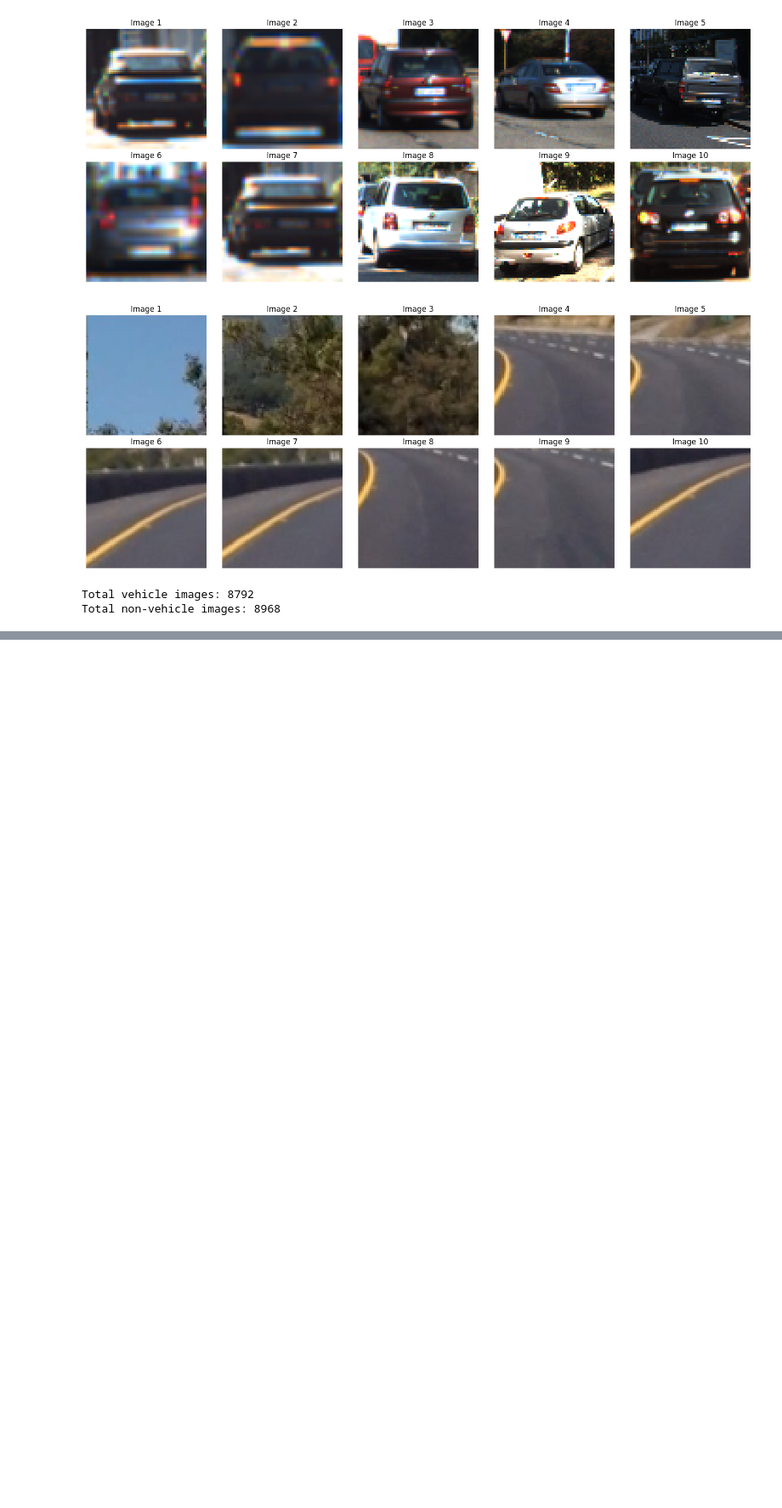
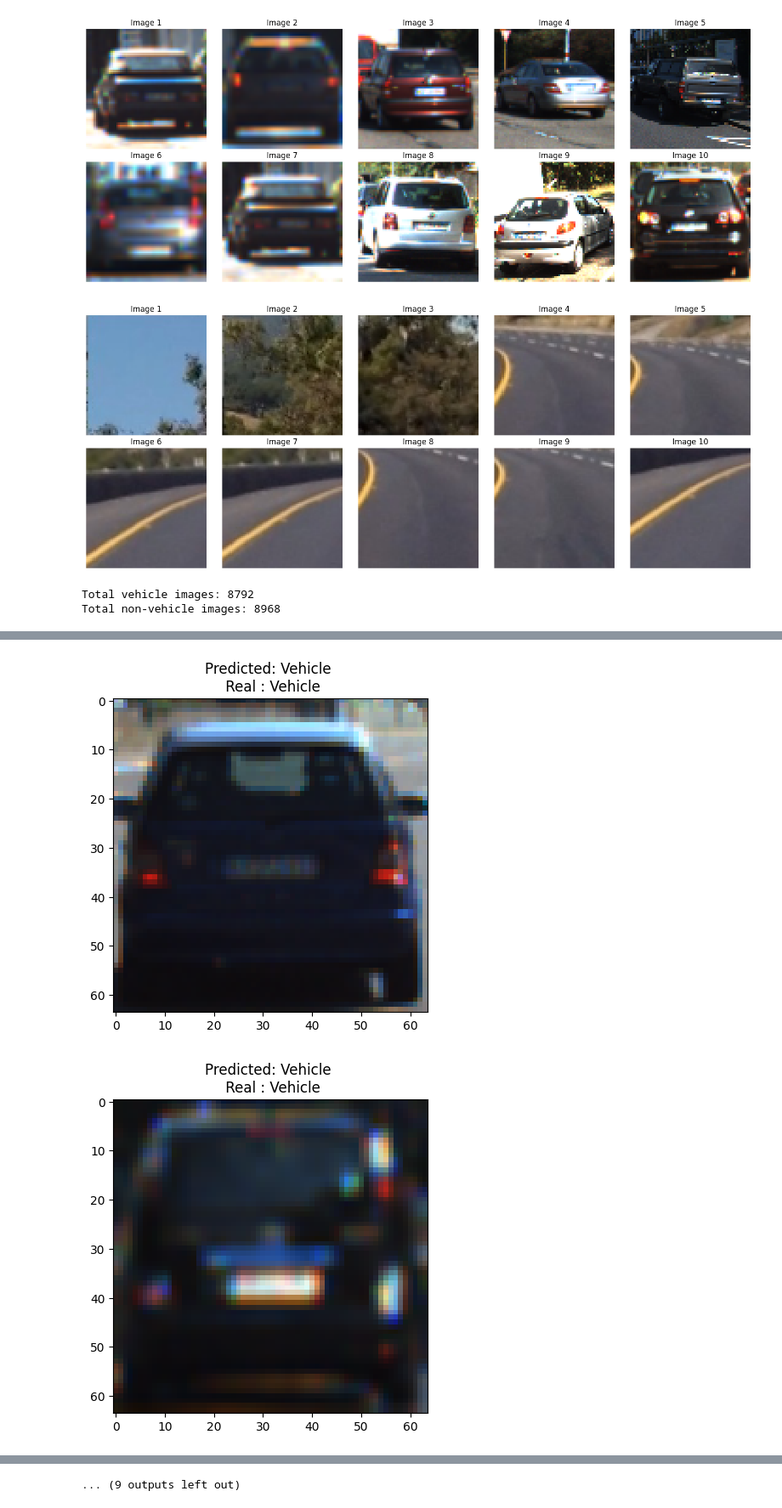
Before and after one commit to rickivan/proyecto-final-redes-neuronales, a Jupyter notebook: proyecto3.ipynb, the cells around one changed output, grey strips where cells are left out. Shown at 85% size. Drawn from its saved outputs; the diff is of its cells as text; code cells hidden in the pictures; blank space fills up the shorter version.

```diff
--- a/proyecto3.ipynb
+++ b/proyecto3.ipynb
@@ -185,0 +311,38 @@ class CNN(nn.Module):
+# %%
+# Probar el modelo con un ejemplo de imagen
+def test_model(model, image, transform=None):
+    model.eval()
+    if transform:
+        image = transform(image).unsqueeze(0)  # Añadir dimensión de batch
+    image = image.to(device)
+
+    with torch.no_grad():
+        output = model(image)
+        _, predicted = torch.max(output, 1)
+
+    return predicted.item()
+
+# Probar el modelo con diez imagenes de vehículos y no vehículos aleatorios
+
+vehicle_images = random.sample(vehicle_images, 10)
+non_vehicle_images = random.sample(non_vehicle_images, 10)
+test_images = vehicle_images + non_vehicle_images
+# Mezclar las imágenes de prueba
+# random.shuffle(test_images)
+# Realizar predicciones
+predictions = []
+for img in test_images:
+    pred = test_model(cnn_model, img, transform=transform)
+    predictions.append(pred)
+# Mostrar resultados de las predicciones
+for i, img in enumerate(test_images):
+    plt.imshow(img)
+    plt.title(f'Predicted: {"Vehicle" if predictions[i] == 1 else "Non-Vehicle"} \n Real : {"Vehicle" if i < 10 else "Non-Vehicle"}')
+    plt.show()
+# Mostrar las predicciones
+print("Predictions for test images:")
+for i, pred in enumerate(predictions):
+    print(f"Image {i+1}: {'Vehicle' if pred == 1 else 'Non-Vehicle'}")
+# %% [output]
+[figure, added]
+[figure, added]
@@ -185,0 +359 @@ class CNN(nn.Module):
+... (9 outputs left out)
```
Also changed, not shown: parts of 5 cells of this notebook, 7 other files.
